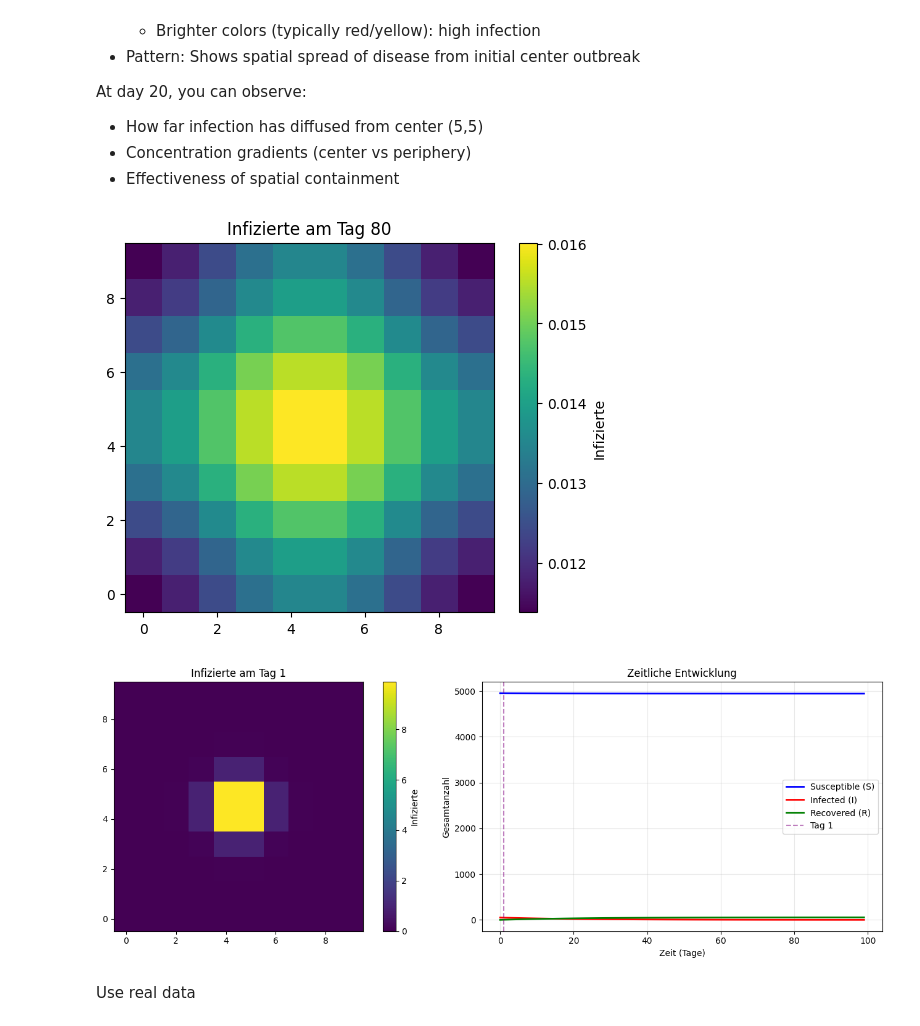
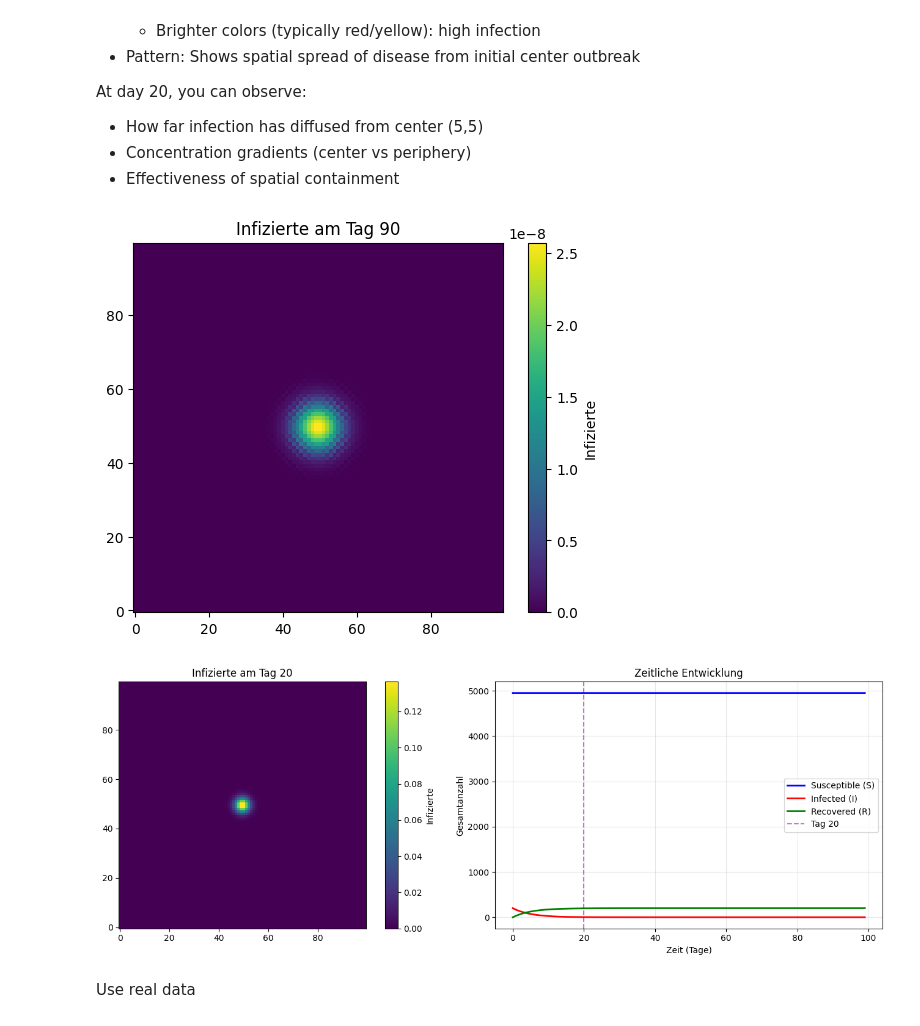
Before and after one commit to aeblik/SIR-Model, a Jupyter notebook: model/dynamic_sir.ipynb, the cells around one changed output. Drawn from its saved outputs; the diff is of its cells as text; code cells hidden in the pictures.

```diff
--- a/model/dynamic_sir.ipynb
+++ b/model/dynamic_sir.ipynb
@@ -201,7 +290,7 @@ times = np.arange(0, 100, 1)  # Start=0, Stop=100, Step=1 (day)
 # ∂I/∂t = D_i∇²I + β·S·I/N - γ·I
 # ∂R/∂t = γ·I
 
-gamma = 0.05    # Recovery rate (day⁻¹)
+gamma = 0.2    # Recovery rate (day⁻¹)
                 # Physical meaning: 1/gamma = average infectious period
                 # gamma = 0.05 → average infectious period = 20 days
                 # Typical range: 0.05 - 0.2 day⁻¹
@@ -224,7 +313,7 @@ N = 5000        # Total population (constant)
 # -----------------------------------------------------------------------------
 # Control how populations move/spread across the spatial domain
 
-Ds = 0.01       # Diffusion coefficient for Susceptible population (cm²/day)
+Ds = 0.1       # Diffusion coefficient for Susceptible population (cm²/day)
                 # Controls spatial mobility of susceptible individuals
                 # Lower value → less movement, more localized
                 # Typical range: 0.01 - 0.1 cm²/day
@@ -248,7 +337,7 @@ dy = 1.0        # Grid spacing in y-direction (cm)
                 # Distance between adjacent grid points vertically
                 # For square grids: dx = dy is common
 
-nx, ny = 10, 10 # Number of grid points in x and y directions
+nx, ny = 100, 100 # Number of grid points in x and y directions
                 # Creates a 10 × 10 = 100 spatial grid
                 # Total spatial domain size:
                 #   Width  = (nx-1) * dx = 9 cm
@@ -312,7 +401,7 @@ I0 = np.zeros((nx, ny))  # Shape: (10, 10), all values = 0
 #
 # Total infected: 50 individuals distributed over 4 grid points
 # Per infected grid point: 50 / 4 = 12.5 individuals/grid point
-I0[nx//2-1:nx//2+1, ny//2-1:ny//2+1] = 50 / 4  # 2×2 center block = 12.5 each
+I0[nx//2-1:nx//2+1, ny//2-1:ny//2+1] = 200 / 4  # 2×2 center block = 12.5 each
 
 # -----------------------------------------------------------------------------
 # Initialize Recovered population (R₀)
@@ -500,20 +589,20 @@ True
    - Concentration gradients (center vs periphery)
    - Effectiveness of spatial containment
 # %%
-time_idx = 80
+time_idx = 90
 n = nx * ny
 
 I_solution = sol[:, n:2*n]
 I_2D = I_solution[time_idx].reshape((nx, ny))
 
 plt.imshow(I_2D, origin='lower')
 plt.colorbar(label="Infizierte")
 plt.title(f"Infizierte am Tag {time_idx}")
 plt.show()
 # %% [output]
-[figure, old version]
+[figure, new version]
 # %%
-time_idx = 1
+time_idx = 20
 n = nx * ny
 
 # Extract solutions for all compartments
@@ -548,7 +637,7 @@ ax2.grid(True, alpha=0.3)
 plt.tight_layout()
 plt.show()
 # %% [output]
-[figure, old version]
+[figure, new version]
 # %%
 import plotly.graph_objects as go
 
```
Also changed, not shown: parts of 2 cells of this notebook, 1 other file.
